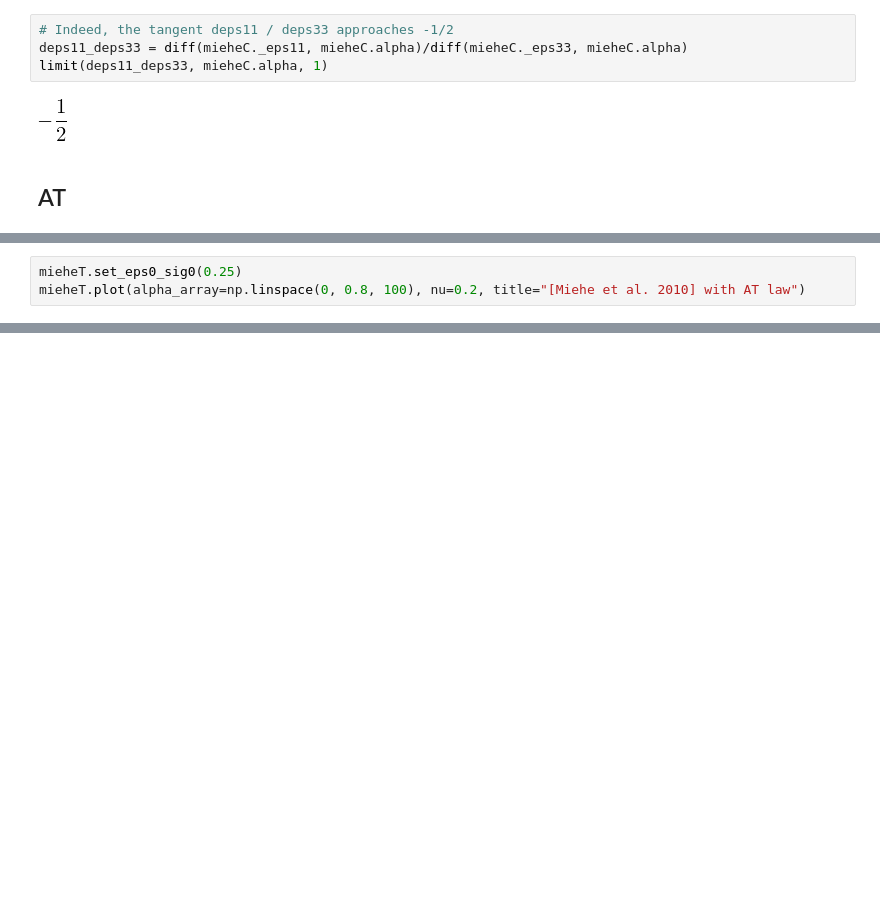
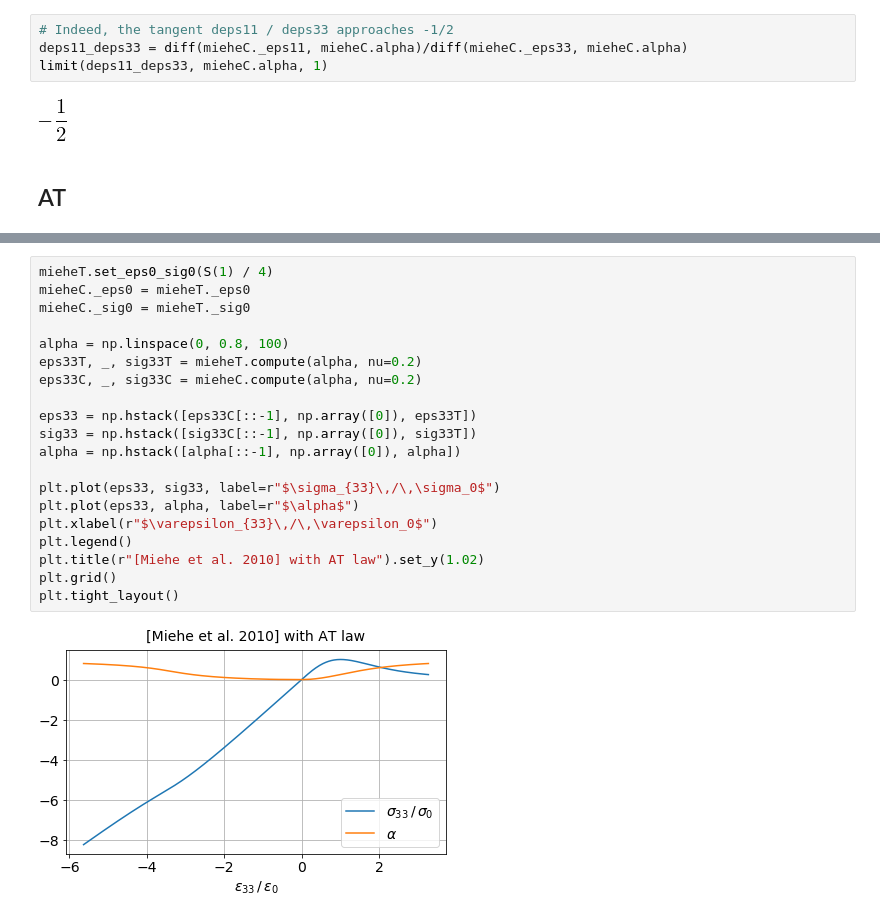
Before and after one commit to Radhi93/uniaxial-gradient-damage, a Jupyter notebook: Uniaxial Gradient Damage.ipynb, the cells around one changed output, grey strips where cells are left out. Cells and saved outputs as stored; diff of their text form; blank space fills up the shorter version.

Commit message:
update again Miehe

```diff
--- a/Uniaxial Gradient Damage.ipynb
+++ b/Uniaxial Gradient Damage.ipynb
@@ -691,6 +691,3 @@ plt.grid()
 plt.tight_layout()
 # %% [output]
 [figure]
-# %%
-mieheT.set_eps0_sig0(0.25)
-mieheT.plot(alpha_array=np.linspace(0, 0.8, 100), nu=0.2, title="[Miehe et al. 2010] with AT law")
@@ -714,3 +710,25 @@ plt.grid()
 plt.tight_layout()
 # %% [output]
 [figure]
+# %%
+mieheT.set_eps0_sig0(S(1) / 4)
+mieheC._eps0 = mieheT._eps0
+mieheC._sig0 = mieheT._sig0
+
+alpha = np.linspace(0, 0.8, 100)
+eps33T, _, sig33T = mieheT.compute(alpha, nu=0.2)
+eps33C, _, sig33C = mieheC.compute(alpha, nu=0.2)
+
+eps33 = np.hstack([eps33C[::-1], np.array([0]), eps33T])
+sig33 = np.hstack([sig33C[::-1], np.array([0]), sig33T])
+alpha = np.hstack([alpha[::-1], np.array([0]), alpha])
+
+plt.plot(eps33, sig33, label=r"$\sigma_{33}\,/\,\sigma_0$")
+plt.plot(eps33, alpha, label=r"$\alpha$")
+plt.xlabel(r"$\varepsilon_{33}\,/\,\varepsilon_0$")
+plt.legend()
+plt.title(r"[Miehe et al. 2010] with AT law").set_y(1.02)
+plt.grid()
+plt.tight_layout()
+# %% [output]
+[figure, added]
```
Also changed, not shown: parts of 3 cells of this notebook.
